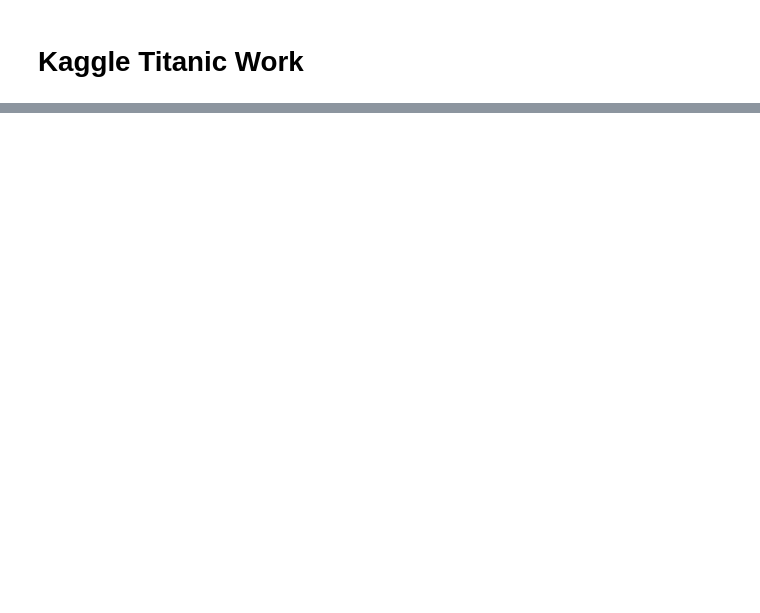
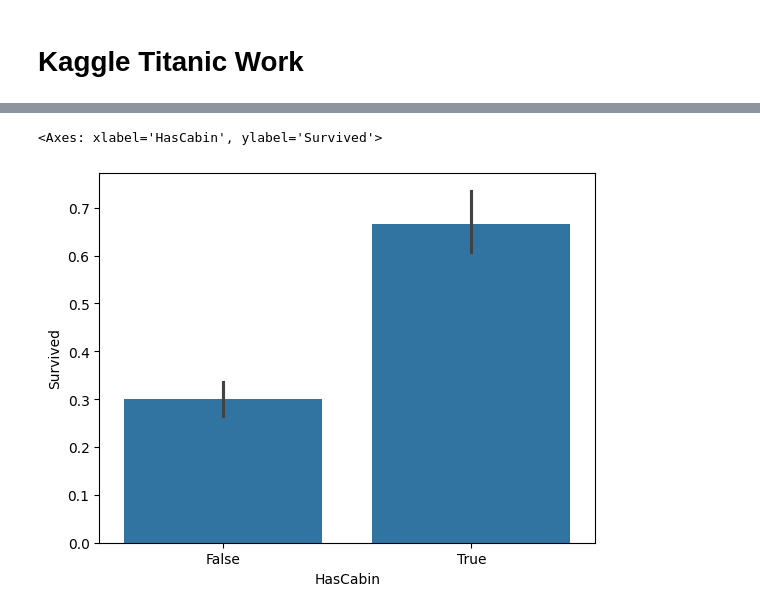
Before and after one commit to lucriver/kaggle-challenges, a Jupyter notebook: titanic/work.ipynb, the cells around one changed output, grey strips where cells are left out. Saved outputs shown, nothing was run; the diff lists cells and outputs as text; code cells hidden in the pictures; blank space fills up the shorter version.

```diff
--- a/titanic/work.ipynb
+++ b/titanic/work.ipynb
@@ -48,0 +106,8 @@ None
+# %%
+df['HasCabin'] = True
+mask = df[df['Cabin'].isna()].index
+df.loc[mask, 'HasCabin'] = False
+sns.barplot(df, x='HasCabin', y='Survived')
+# %% [output]
+<Axes: xlabel='HasCabin', ylabel='Survived'>
+[figure, added]
```
Also changed, not shown: parts of 43 cells of this notebook, 3 other files.
